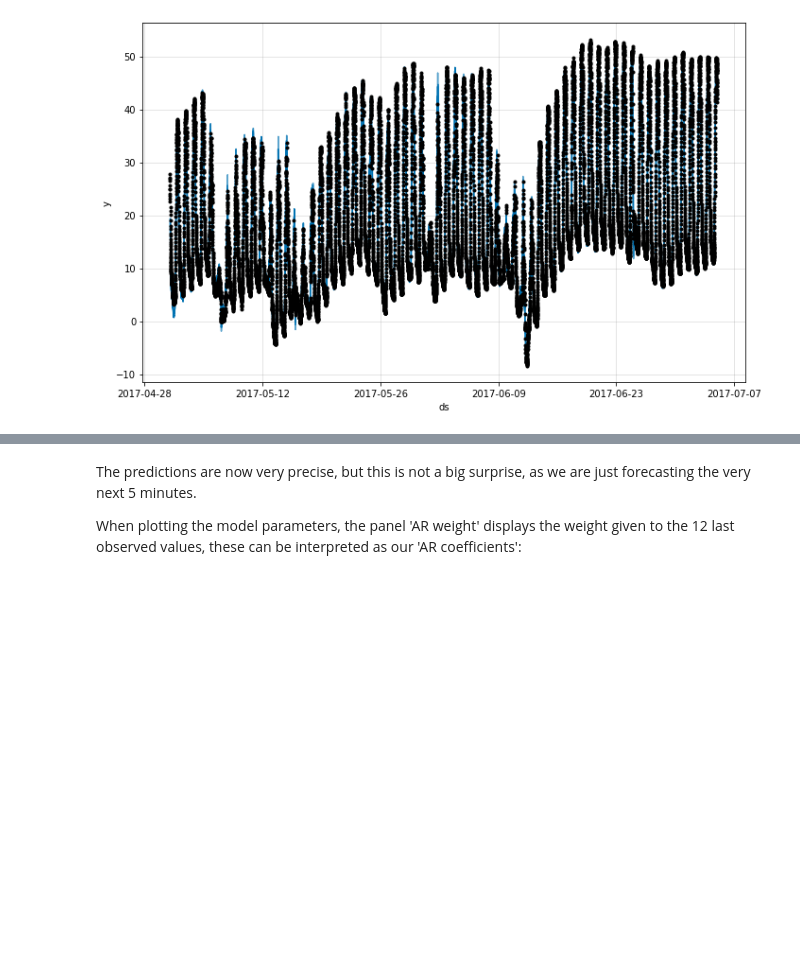
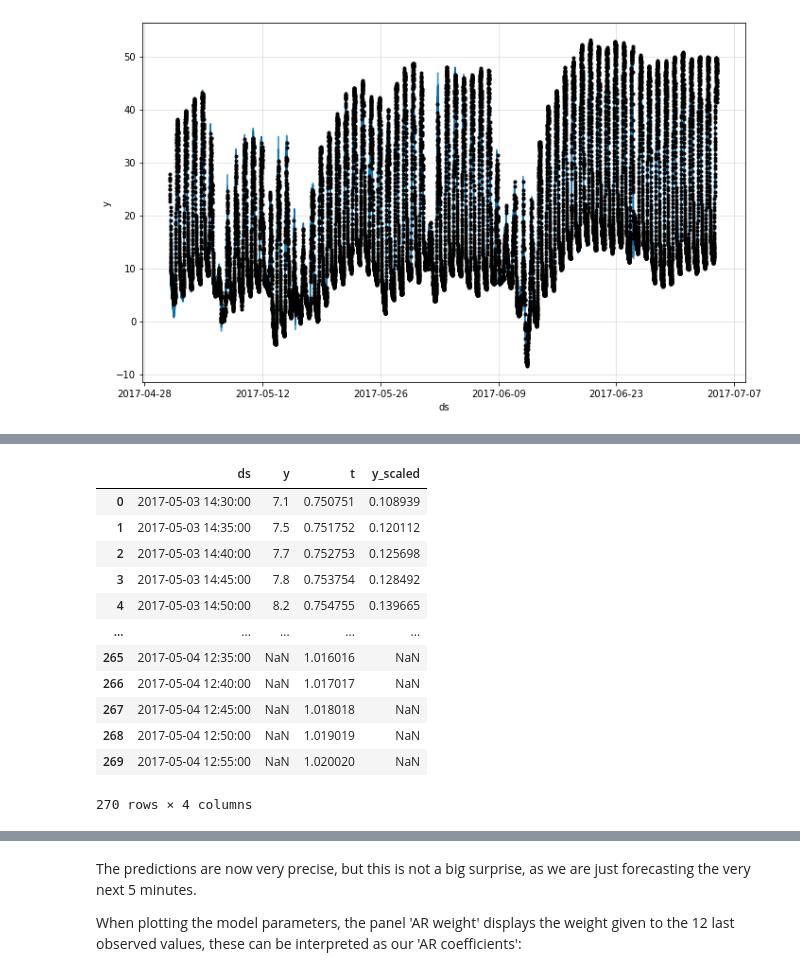
Before and after one commit to neuralprophet/neural_prophet_lightning, a Jupyter notebook: example_notebooks/autoregression_yosemite_temps.ipynb, the cells around one changed output, grey strips where cells are left out. Cells and saved outputs as stored; diff of their text form; code cells hidden in the pictures; blank space fills up the shorter version.

```diff
--- a/example_notebooks/autoregression_yosemite_temps.ipynb
+++ b/example_notebooks/autoregression_yosemite_temps.ipynb
@@ -93,0 +112,16 @@ INFO - (NP.forecaster._handle_missing_data) - 12 NaN values in column y were aut
+# %%
+future
+# %% [output]
+|  | ds | y | t | y_scaled |
+| 0 | 2017-05-03 14:30:00 | 7.1 | 0.750751 | 0.108939 |
+| 1 | 2017-05-03 14:35:00 | 7.5 | 0.751752 | 0.120112 |
+| 2 | 2017-05-03 14:40:00 | 7.7 | 0.752753 | 0.125698 |
+| 3 | 2017-05-03 14:45:00 | 7.8 | 0.753754 | 0.128492 |
+| 4 | 2017-05-03 14:50:00 | 8.2 | 0.754755 | 0.139665 |
+| ... | ... | ... | ... | ... |
+| 265 | 2017-05-04 12:35:00 | NaN | 1.016016 | NaN |
+| 266 | 2017-05-04 12:40:00 | NaN | 1.017017 | NaN |
+| 267 | 2017-05-04 12:45:00 | NaN | 1.018018 | NaN |
+| 268 | 2017-05-04 12:50:00 | NaN | 1.019019 | NaN |
+| 269 | 2017-05-04 12:55:00 | NaN | 1.020020 | NaN |
+270 rows × 4 columns
```
Also changed, not shown: parts of 8 cells of this notebook, 3 other files.
